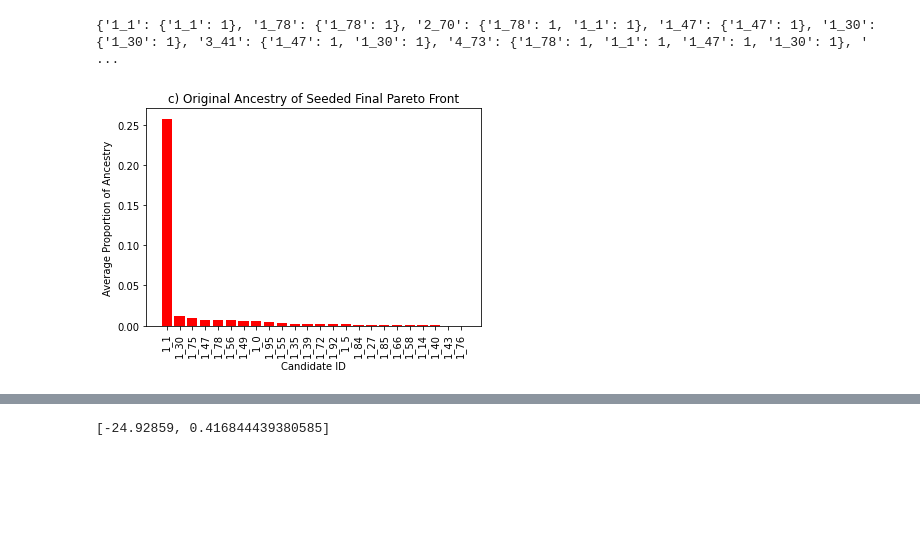
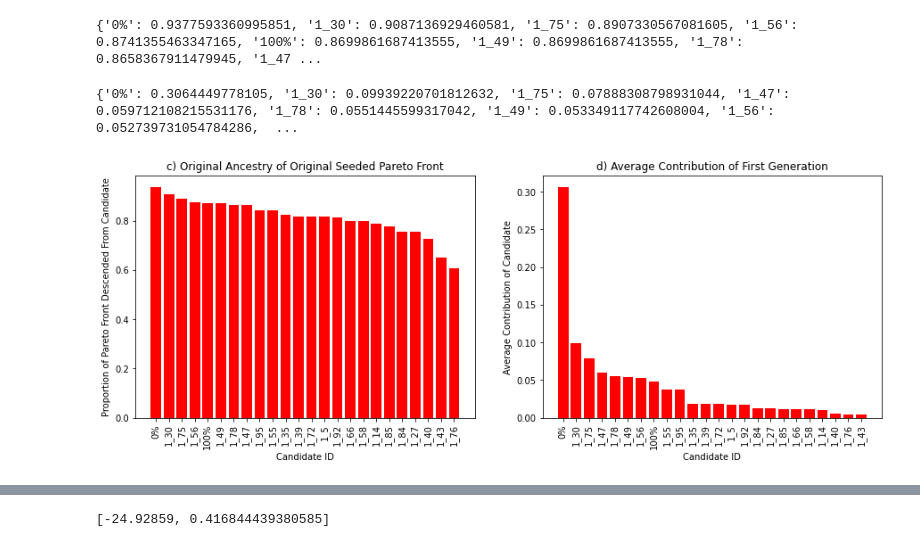
Before and after one commit to Project-Resilience/mvp, a Jupyter notebook: use_cases/eluc/experiments/rhea.ipynb, the cells around one changed output, grey strips where cells are left out. Cells and saved outputs as stored; diff of their text form; code cells hidden in the pictures; blank space fills up the shorter version.

```diff
--- a/use_cases/eluc/experiments/rhea.ipynb
+++ b/use_cases/eluc/experiments/rhea.ipynb
@@ -80,11 +111,13 @@ def view_ancestry(ax: plt.Axes, results_dir: Path, final_gen: int, outcomes: lis
     return ax
-# %%
-fig, ax = plt.subplots()
-ax = view_ancestry(ax, SEEDED_DIR, 100, OUTCOMES, verbose=True)
-plt.show()
-# %% [output]
-{'1_1': {'1_1': 1}, '1_78': {'1_78': 1}, '2_70': {'1_78': 1, '1_1': 1}, '1_47': {'1_47': 1}, '1_30': {'1_30': 1}, '3_41': {'1_47': 1, '1_30': 1}, '4_73': {'1_78': 1, '1_1': 1, '1_47': 1, '1_30': 1}, ' ...
-[figure, removed]
+# %%
+fig, axes = plt.subplots(1, 2, figsize=(15, 5))
+axes[0] = view_breadth(axes[0], SEEDED_DIR, 100, OUTCOMES, verbose=True)
+axes[1] = view_dna(axes[1], SEEDED_DIR, 100, OUTCOMES, verbose=True)
+plt.show()
+# %% [output]
+{'0%': 0.9377593360995851, '1_30': 0.9087136929460581, '1_75': 0.8907330567081605, '1_56': 0.8741355463347165, '100%': 0.8699861687413555, '1_49': 0.8699861687413555, '1_78': 0.8658367911479945, '1_47 ...
+{'0%': 0.3064449778105, '1_30': 0.09939220701812632, '1_75': 0.07888308798931044, '1_47': 0.059712108215531176, '1_78': 0.0551445599317042, '1_49': 0.053349117742608004, '1_56': 0.052739731054784286,  ...
+[figure, added]
 # %%
 dataset = ELUCData.from_hf()
 encoder = dataset.encoder
```
Also changed, not shown: parts of 10 cells of this notebook, 6 other files.
